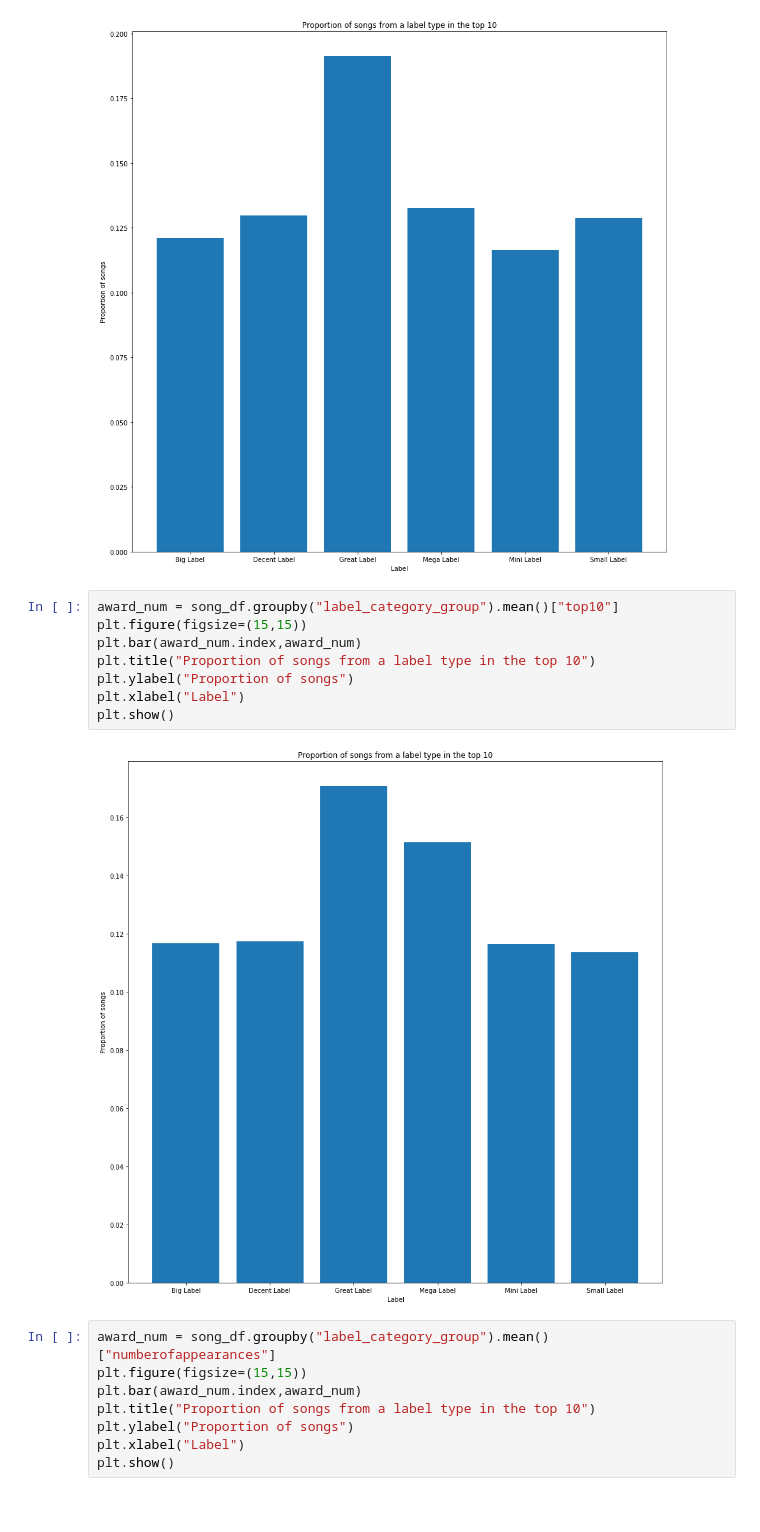
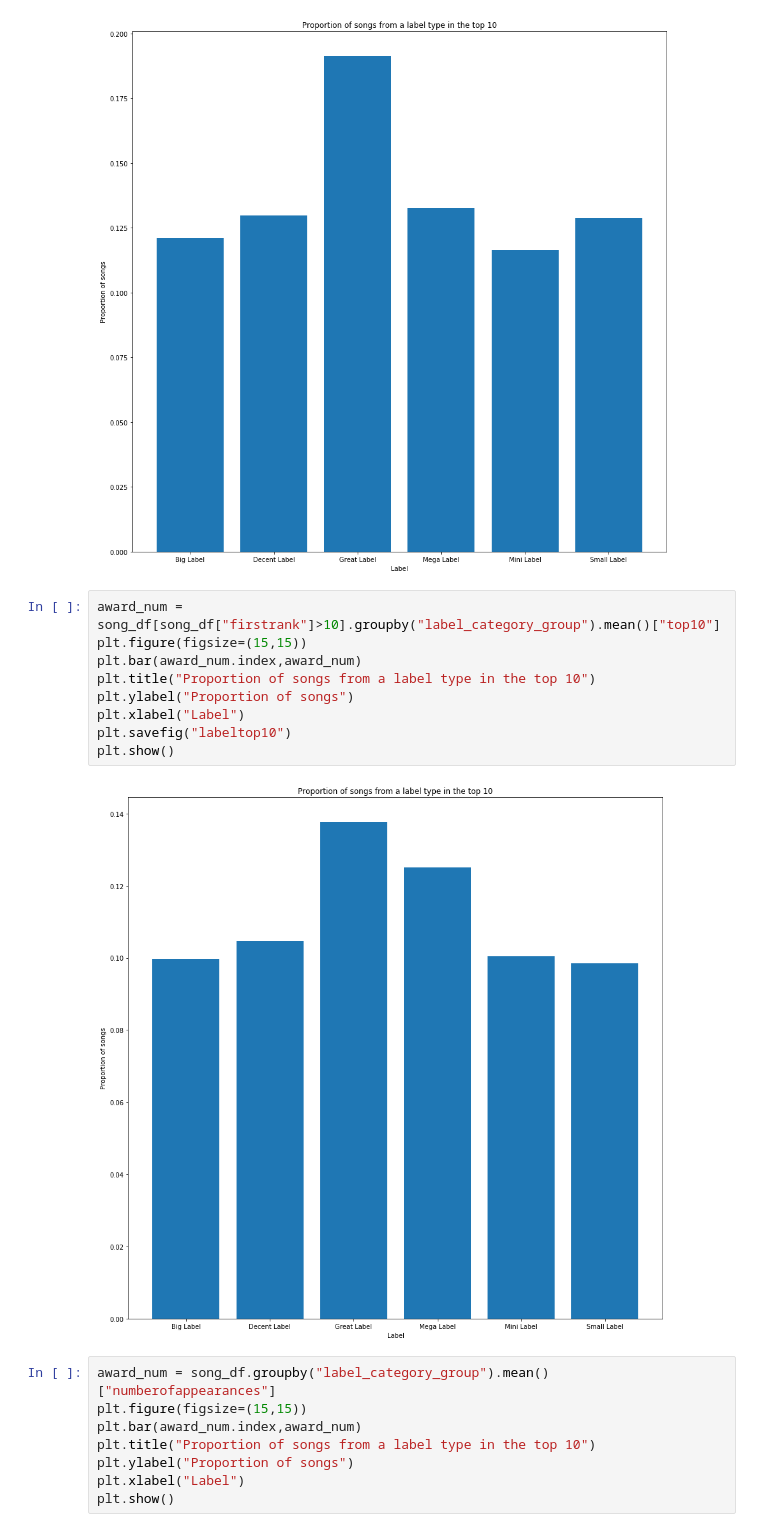
Before and after one commit to Weulass/Billboard-analytics, a Jupyter notebook: Visuallizations.ipynb, the cells around one changed output. Saved outputs shown, nothing was run; the diff lists cells and outputs as text.

```diff
--- a/Visuallizations.ipynb
+++ b/Visuallizations.ipynb
@@ -106,15 +106,16 @@ plt.show()
 # %% [output]
 [figure]
 # %%
-award_num = song_df.groupby("label_category_group").mean()["top10"]
+award_num = song_df[song_df["firstrank"]>10].groupby("label_category_group").mean()["top10"]
 plt.figure(figsize=(15,15))
 plt.bar(award_num.index,award_num)
 plt.title("Proportion of songs from a label type in the top 10")
 plt.ylabel("Proportion of songs")
 plt.xlabel("Label")
+plt.savefig("labeltop10")
 plt.show()
 # %% [output]
-[figure, old version]
+[figure, new version]
 # %%
 award_num = song_df.groupby("label_category_group").mean()["numberofappearances"]
 plt.figure(figsize=(15,15))
```
Also changed, not shown: parts of 7 cells of this notebook, 2 other files.
